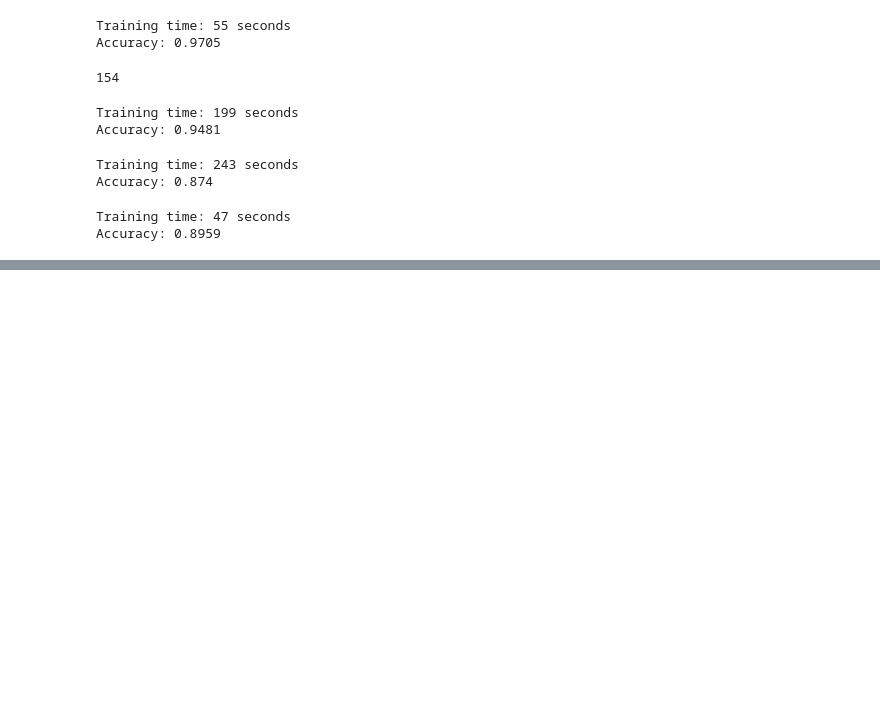
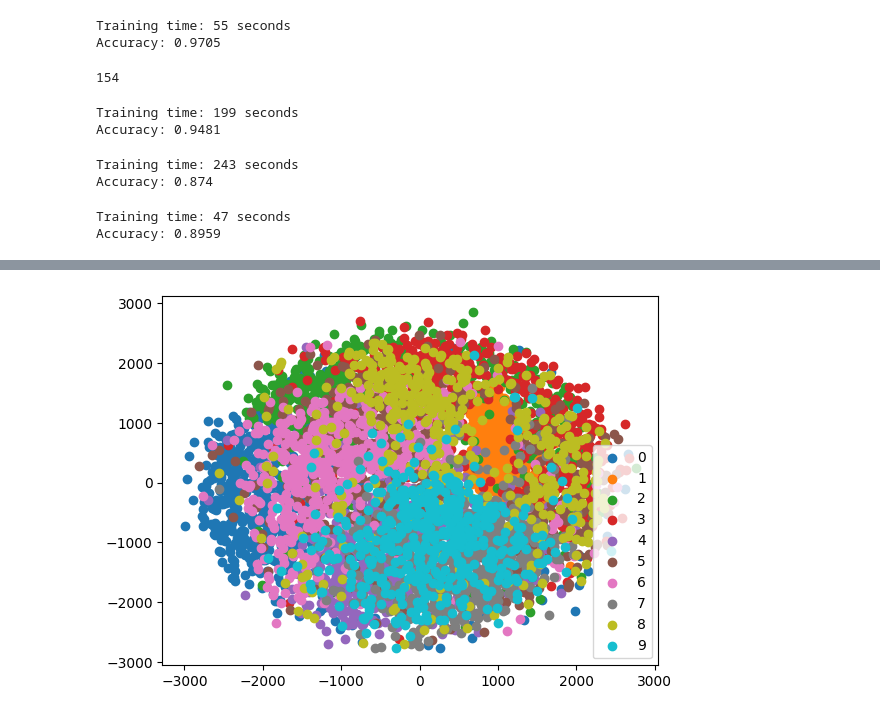
Before and after one commit to nfilipas/handson-ml3, a Jupyter notebook: exercises/chapter8.ipynb, the cells around one changed output, grey strips where cells are left out. Drawn from its saved outputs; the diff is of its cells as text; code cells hidden in the pictures; blank space fills up the shorter version.

```diff
--- a/exercises/chapter8.ipynb
+++ b/exercises/chapter8.ipynb
@@ -66,0 +129,16 @@ Accuracy: 0.8959
+# %%
+mds = MDS(n_components=2, random_state=42)
+X_new = mds.fit_transform(X)
+# %%
+handles = []
+labels = []
+
+for target in np.unique(y):
+    handle = plt.scatter(X_new[y == target, 0], X_new[y == target, 1])
+    handles.append(handle)
+    labels.append(str(target))
+
+plt.legend(handles, labels)
+plt.show()
+# %% [output]
+[figure, added]
```
Also changed, not shown: parts of 10 cells of this notebook.
